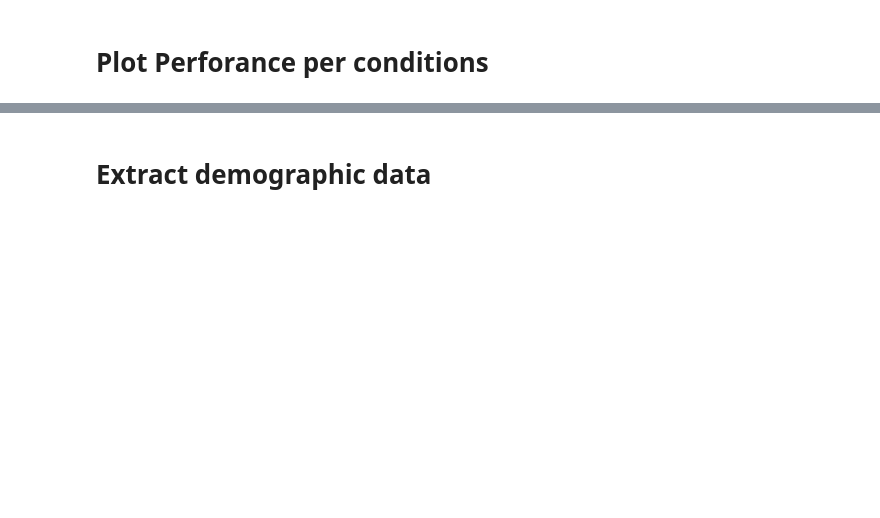
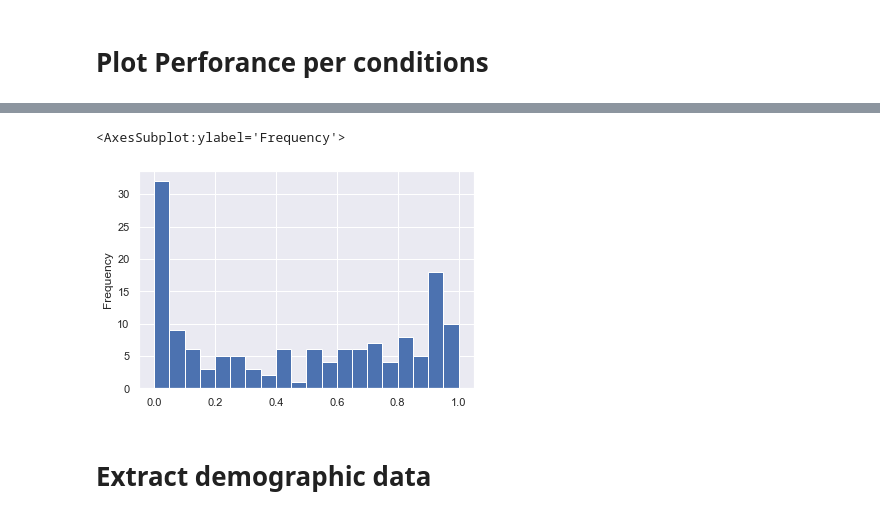
Before and after one commit to Sepsad/Interindividual-differences-in-Learning-to-Act-or-Avoid, a Jupyter notebook: First_session.ipynb, the cells around one changed output, grey strips where cells are left out. Cells and saved outputs as stored; diff of their text form; code cells hidden in the pictures; blank space fills up the shorter version.

```diff
--- a/First_session.ipynb
+++ b/First_session.ipynb
@@ -145,3 +111,8 @@ See the caveats in the documentation: https://pandas.pydata.org/pandas-docs/stab
+# %%
+performance_per_condition[performance_per_condition.cond == 'nogo2win'].correct.plot(kind='hist', bins = 20)
+# %% [output]
+<AxesSubplot:ylabel='Frequency'>
+[figure, added]
 # %% [markdown]
 # Extract demographic data
 # %%
```
Also changed, not shown: parts of 23 cells of this notebook, 2 other files.
